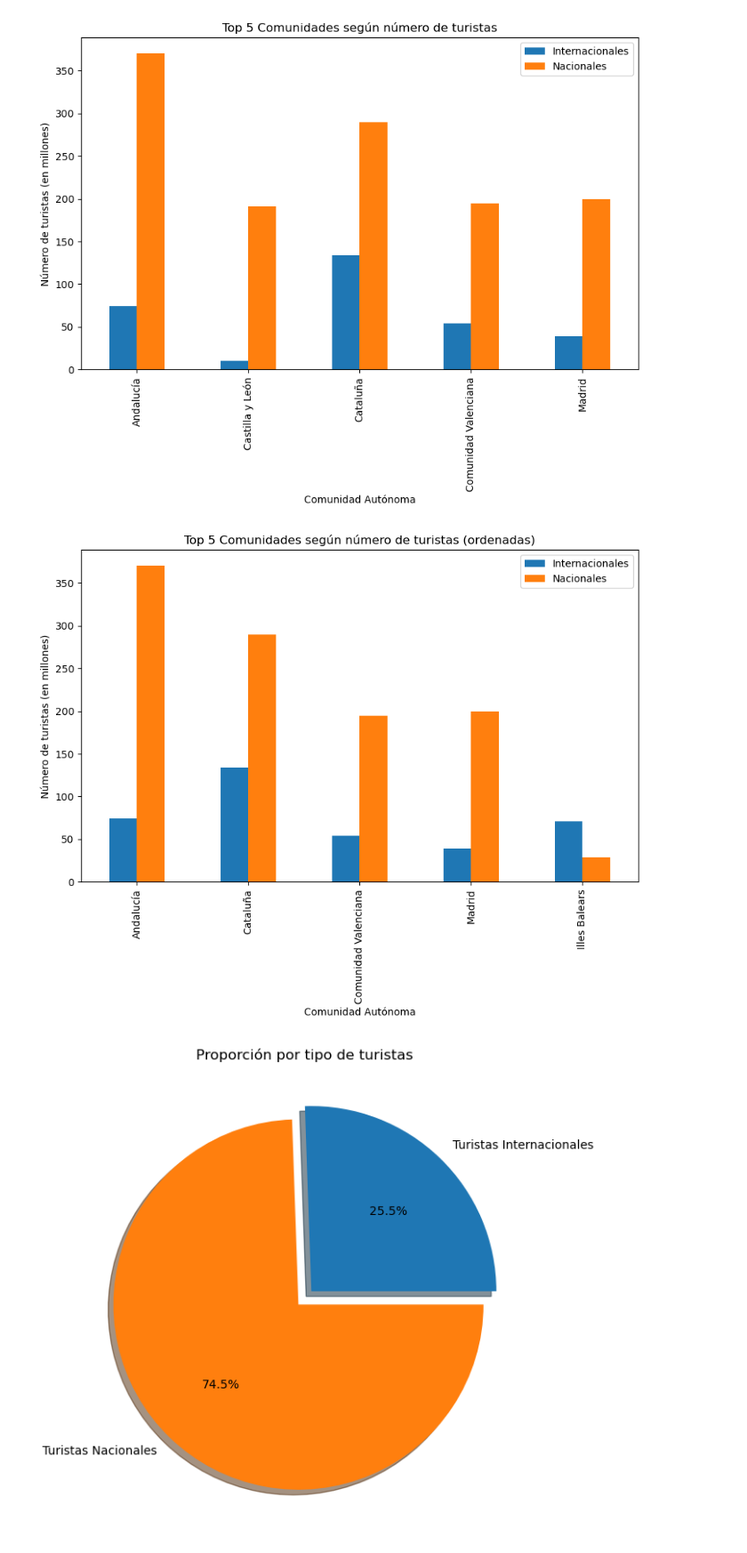
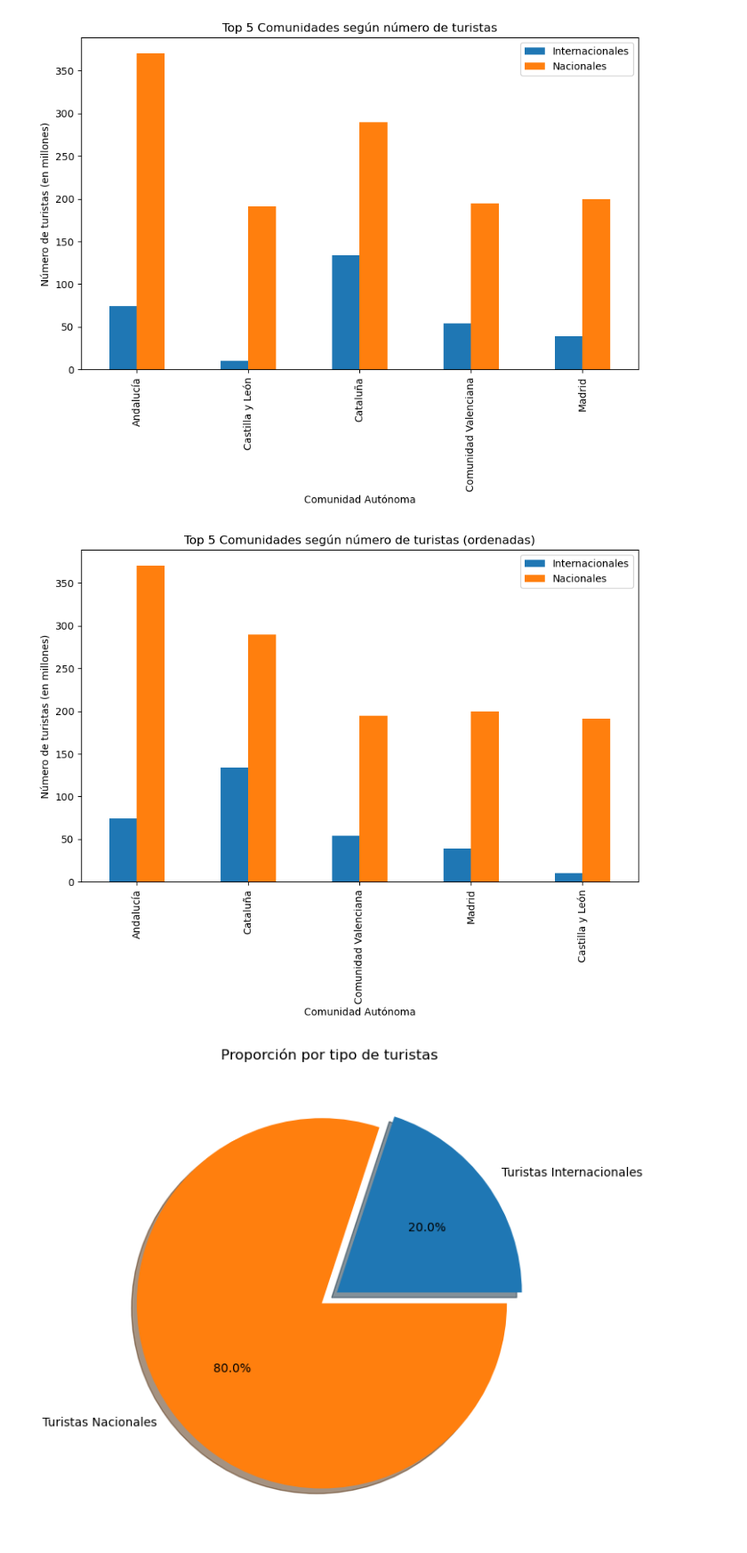
Before and after one commit to lorenabao/ETL_Turismo, a Jupyter notebook: 04_Visualization.ipynb, the cells around one changed output. Shown at 89% size. Cells and saved outputs as stored; diff of their text form; code cells hidden in the pictures.

Commit message:
Ültimos cambios e intento de storytelling (tenéis que añadir vuestros gráficos a las preguntas correspondientes)

```diff
--- a/04_Visualization.ipynb
+++ b/04_Visualization.ipynb
@@ -66,7 +67,7 @@ plt.show()
 # %%
 # TOP 5 COMUNIDADES SEGÚN NÚMERO DE TURSITAS (ORDENADAS)
 # %%
-ccaa_top5[['Turistas_Internacionales', 'Turistas_Nacionales']] = ccaa_top5[['Turistas_Internacionales', 'Turistas_Nacionales']] / 1_000_000
+ccaa_top5[['Turistas_Internacionales', 'Turistas_Nacionales']] = ccaa_top5[['Turistas_Internacionales', 'Turistas_Nacionales']]
 ccaa_top5['Turistas_Totales'] = ccaa_top5['Turistas_Internacionales'] + ccaa_top5['Turistas_Nacionales']
 ccaa_top5 = ccaa_top5.sort_values(by='Turistas_Totales', ascending=False)
 ccaa_top5[['Turistas_Internacionales', 'Turistas_Nacionales']].plot(
@@ -77,24 +78,25 @@ ccaa_top5[['Turistas_Internacionales', 'Turistas_Nacionales']].plot(
     xlabel="Comunidad Autónoma")
 
 plt.legend(["Internacionales", "Nacionales"])
+plt.savefig("grafico2.png", dpi=150) # GUARDAR GRÁFICO PARA LA PARTE 5
 plt.show()
 # %% [output]
-[figure, old version]
+[figure, new version]
 # %%
 # DATOS TOTALES DE TURISMO POR TIPO DE TURISTAS EN GRÁFICO DE PASTEL
 # %%
-gasto_sumado = gasto_top5[["Turistas_Internacionales", "Turistas_Nacionales"]].sum()
-gasto_sumado.plot.pie(
+total_turistas = ccaa_top5[["Turistas_Internacionales", "Turistas_Nacionales"]].sum()
+total_turistas.plot.pie(
     shadow=True,
     labels=["Turistas Internacionales", "Turistas Nacionales"],
     autopct="%1.1f%%",
     explode=[0.05, 0.05],
     figsize=(7,7))
 
 plt.title("Proporción por tipo de turistas")
 plt.show()
 # %% [output]
-[figure, old version]
+[figure, new version]
 # %%
 # GRÁFICO DE SUBPLOT PARA VER LAS 3 VARIABLES CON LAS QUE ESTAMOS TRABAJANDO ENTRE 2019 y 2025
 # %%
```
Also changed, not shown: parts of 2 cells of this notebook, 6 other files.
